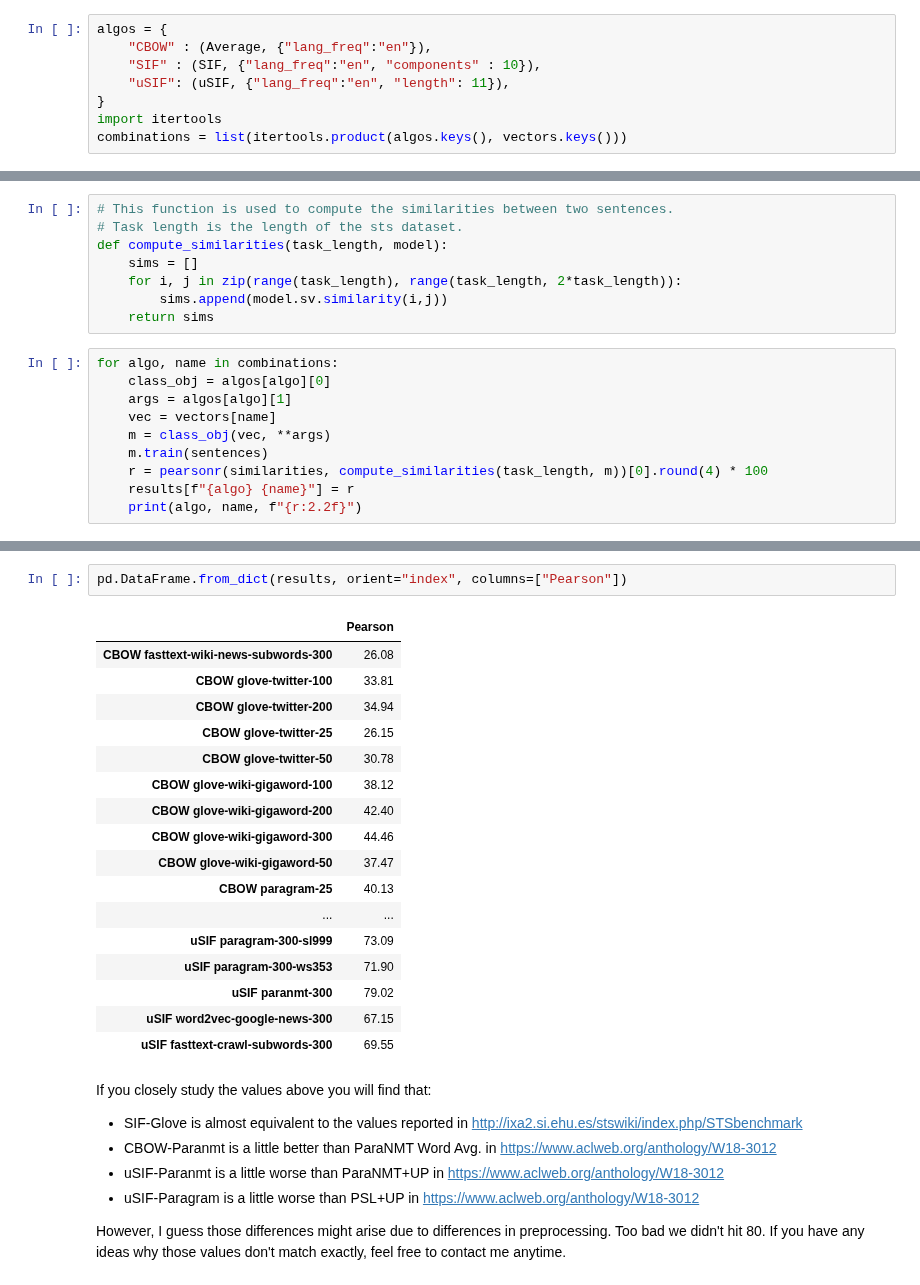
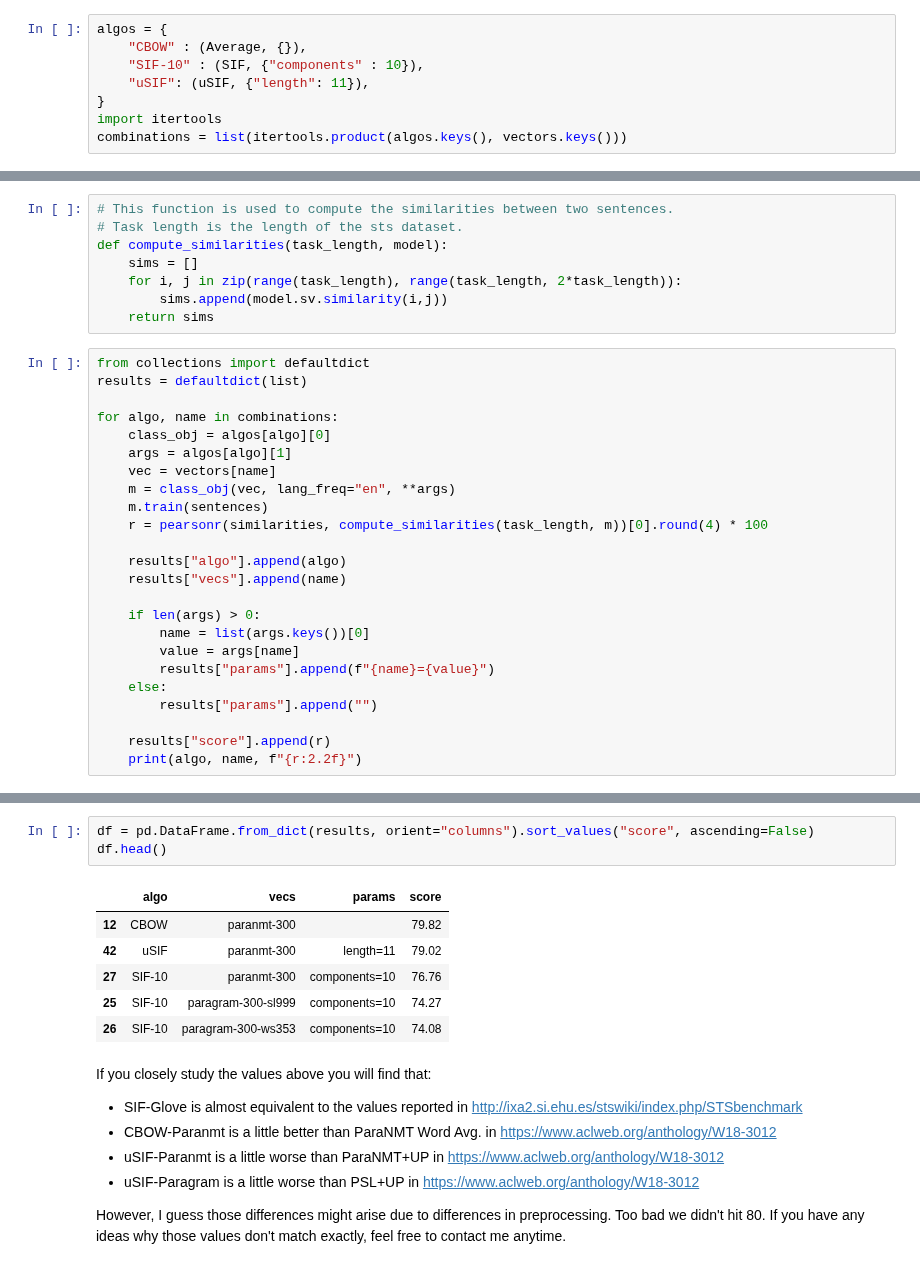
Before and after one commit to oborchers/Fast_Sentence_Embeddings, a Jupyter notebook: notebooks/STS-Benchmarks.ipynb, the cells around one changed output, grey strips where cells are left out. Drawn from its saved outputs; the diff is of its cells as text.

```diff
--- a/notebooks/STS-Benchmarks.ipynb
+++ b/notebooks/STS-Benchmarks.ipynb
@@ -136,8 +134,8 @@ vectors[ft] = FTVectors.from_pretrained(ft, mmap="r")
 # %%
 algos = {
-    "CBOW" : (Average, {"lang_freq":"en"}),
-    "SIF" : (SIF, {"lang_freq":"en", "components" : 10}),
-    "uSIF": (uSIF, {"lang_freq":"en", "length": 11}),
+    "CBOW" : (Average, {}),
+    "SIF-10" : (SIF, {"components" : 10}),
+    "uSIF": (uSIF, {"length": 11}),
 }
 import itertools
 combinations = list(itertools.product(algos.keys(), vectors.keys()))
@@ -154,13 +152,27 @@ def compute_similarities(task_length, model):
         sims.append(model.sv.similarity(i,j))
     return sims
 # %%
+from collections import defaultdict
+results = defaultdict(list)
+
 for algo, name in combinations:
     class_obj = algos[algo][0]
     args = algos[algo][1]
     vec = vectors[name]
-    m = class_obj(vec, **args)
+    m = class_obj(vec, lang_freq="en", **args)
     m.train(sentences)
     r = pearsonr(similarities, compute_similarities(task_length, m))[0].round(4) * 100
-    results[f"{algo} {name}"] = r
+
+    results["algo"].append(algo)
+    results["vecs"].append(name)
+
+    if len(args) > 0:
+        name = list(args.keys())[0]
+        value = args[name]
+        results["params"].append(f"{name}={value}")
+    else:
+        results["params"].append("")
+
+    results["score"].append(r)
     print(algo, name, f"{r:2.2f}")
 # %% [output]
@@ -221,25 +233,15 @@ CBOW glove-twitter-50 30.78
 CBOW glove-wiki-gigaword-100 38.12
 ... (78 outputs left out)
 # %%
-pd.DataFrame.from_dict(results, orient="index", columns=["Pearson"])
+df = pd.DataFrame.from_dict(results, orient="columns").sort_values("score", ascending=False)
+df.head()
 # %% [output]
-|  | Pearson |
-| CBOW fasttext-wiki-news-subwords-300 | 26.08 |
-| CBOW glove-twitter-100 | 33.81 |
-| CBOW glove-twitter-200 | 34.94 |
-| CBOW glove-twitter-25 | 26.15 |
-| CBOW glove-twitter-50 | 30.78 |
-| CBOW glove-wiki-gigaword-100 | 38.12 |
-| CBOW glove-wiki-gigaword-200 | 42.40 |
-| CBOW glove-wiki-gigaword-300 | 44.46 |
-| CBOW glove-wiki-gigaword-50 | 37.47 |
-| CBOW paragram-25 | 40.13 |
-| ... | ... |
-| uSIF paragram-300-sl999 | 73.09 |
-| uSIF paragram-300-ws353 | 71.90 |
-| uSIF paranmt-300 | 79.02 |
-| uSIF word2vec-google-news-300 | 67.15 |
-| uSIF fasttext-crawl-subwords-300 | 69.55 |
+|  | algo | vecs | params | score |
+| 12 | CBOW | paranmt-300 |  | 79.82 |
+| 42 | uSIF | paranmt-300 | length=11 | 79.02 |
+| 27 | SIF-10 | paranmt-300 | components=10 | 76.76 |
+| 25 | SIF-10 | paragram-300-sl999 | components=10 | 74.27 |
+| 26 | SIF-10 | paragram-300-ws353 | components=10 | 74.08 |
 # %% [markdown]
 If you closely study the values above you will find that:
 - SIF-Glove is almost equivalent to the values reported in http://ixa2.si.ehu.es/stswiki/index.php/STSbenchmark
```
Also changed, not shown: parts of 5 cells of this notebook, 1 other file.
